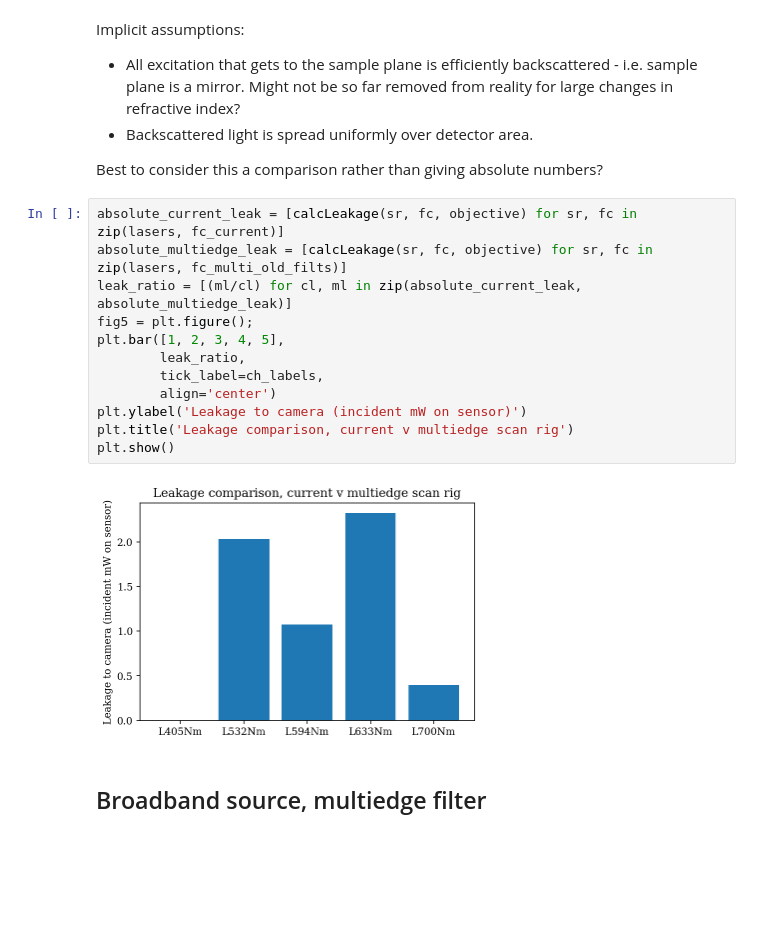
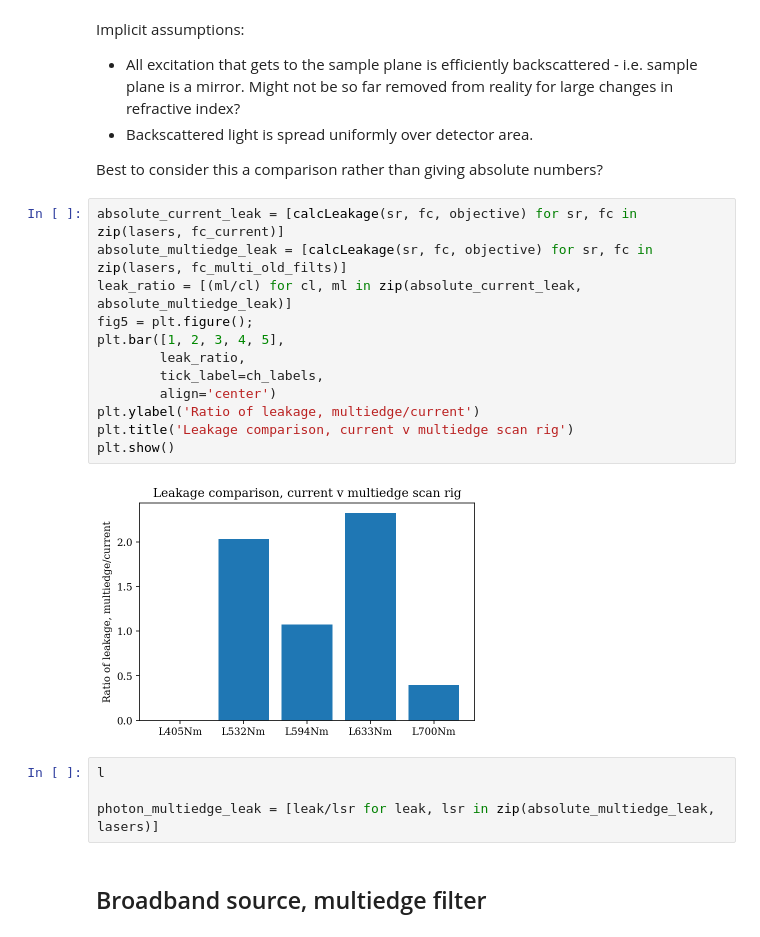
Before and after one commit to dougkelly88/DyeAndFilterCharacterisation, a Jupyter notebook: Semrock multiedge summary.ipynb, the cells around one changed output. Drawn from its saved outputs; the diff is of its cells as text; blank space fills up the shorter version.

```diff
--- a/Semrock multiedge summary.ipynb
+++ b/Semrock multiedge summary.ipynb
@@ -270,17 +266,21 @@ Best to consider this a comparison rather than giving absolute numbers?
 # %%
 absolute_current_leak = [calcLeakage(sr, fc, objective) for sr, fc in zip(lasers, fc_current)]
 absolute_multiedge_leak = [calcLeakage(sr, fc, objective) for sr, fc in zip(lasers, fc_multi_old_filts)]
 leak_ratio = [(ml/cl) for cl, ml in zip(absolute_current_leak, absolute_multiedge_leak)]
 fig5 = plt.figure();
 plt.bar([1, 2, 3, 4, 5],
         leak_ratio,
         tick_label=ch_labels,
         align='center')
-plt.ylabel('Leakage to camera (incident mW on sensor)')
+plt.ylabel('Ratio of leakage, multiedge/current')
 plt.title('Leakage comparison, current v multiedge scan rig')
 plt.show()
 # %% [output]
-[figure, old version]
+[figure, new version]
+# %%
+l
+
+photon_multiedge_leak = [leak/lsr for leak, lsr in zip(absolute_multiedge_leak, lasers)]
 # %% [markdown]
 ## Broadband source, multiedge filter
 # %% [markdown]
```
Also changed, not shown: parts of 1 cell of this notebook.
